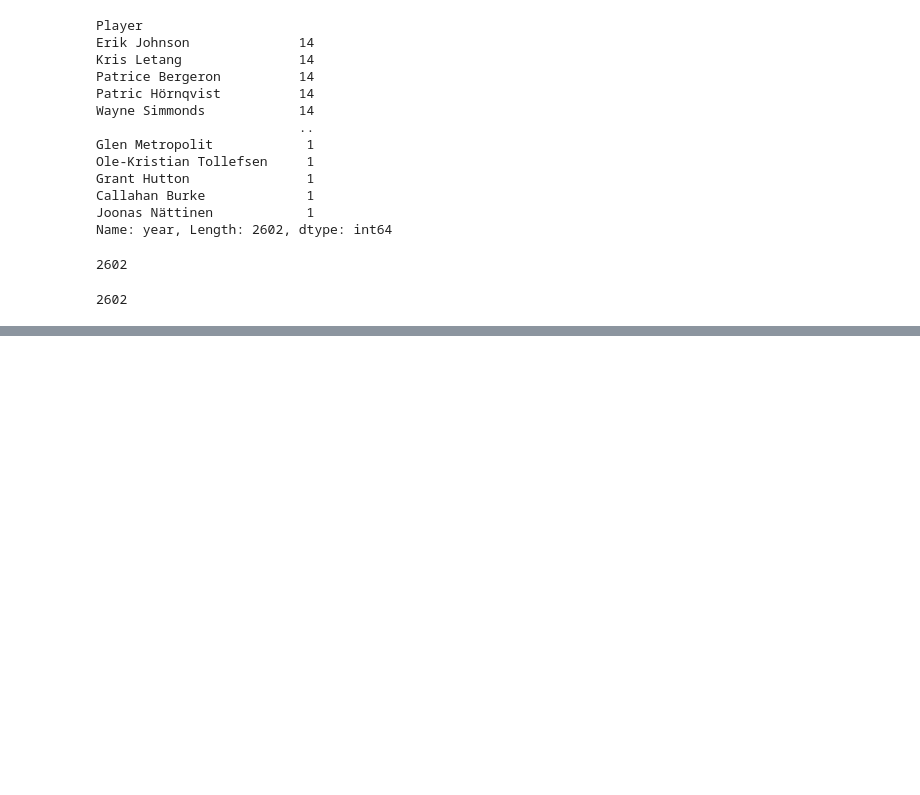
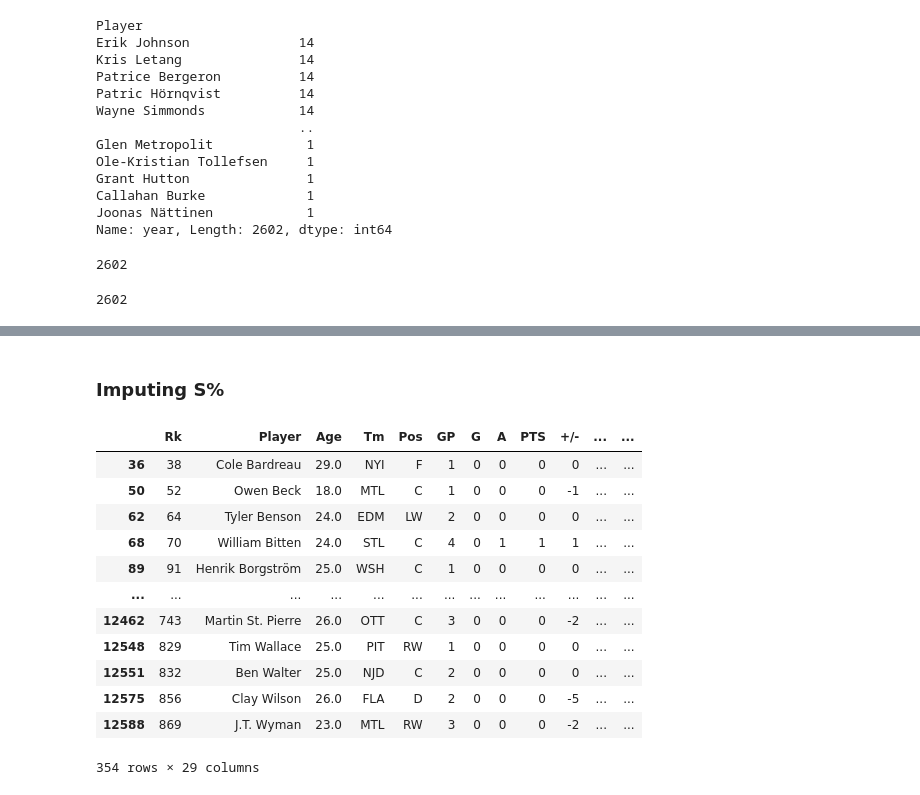
Before and after one commit to lukekerwin/DS-320_Project, a Jupyter notebook: Player Data/PlayerData_Cleaning.ipynb, the cells around one changed output, grey strips where cells are left out. Cells and saved outputs as stored; diff of their text form; code cells hidden in the pictures; blank space fills up the shorter version.

```diff
--- a/Player Data/PlayerData_Cleaning.ipynb
+++ b/Player Data/PlayerData_Cleaning.ipynb
@@ -138,0 +232,18 @@ PlayerStats2.to_csv('player_data_non_duplicate', index=False)
+# %% [markdown]
+### Imputing S%
+# %%
+PlayerStats[PlayerStats['S%'].isnull()]
+# %% [output]
+|  | Rk | Player | Age | Tm | Pos | GP | G | A | PTS | +/- | ... | ... |
+| 36 | 38 | Cole Bardreau | 29.0 | NYI | F | 1 | 0 | 0 | 0 | 0 | ... | ... |
+| 50 | 52 | Owen Beck | 18.0 | MTL | C | 1 | 0 | 0 | 0 | -1 | ... | ... |
+| 62 | 64 | Tyler Benson | 24.0 | EDM | LW | 2 | 0 | 0 | 0 | 0 | ... | ... |
+| 68 | 70 | William Bitten | 24.0 | STL | C | 4 | 0 | 1 | 1 | 1 | ... | ... |
+| 89 | 91 | Henrik Borgström | 25.0 | WSH | C | 1 | 0 | 0 | 0 | 0 | ... | ... |
+| ... | ... | ... | ... | ... | ... | ... | ... | ... | ... | ... | ... | ... |
+| 12462 | 743 | Martin St. Pierre | 26.0 | OTT | C | 3 | 0 | 0 | 0 | -2 | ... | ... |
+| 12548 | 829 | Tim Wallace | 25.0 | PIT | RW | 1 | 0 | 0 | 0 | 0 | ... | ... |
+| 12551 | 832 | Ben Walter | 25.0 | NJD | C | 2 | 0 | 0 | 0 | 0 | ... | ... |
+| 12575 | 856 | Clay Wilson | 26.0 | FLA | D | 2 | 0 | 0 | 0 | -5 | ... | ... |
+| 12588 | 869 | J.T. Wyman | 23.0 | MTL | RW | 3 | 0 | 0 | 0 | -2 | ... | ... |
+354 rows × 29 columns
```
Also changed, not shown: parts of 23 cells of this notebook.
